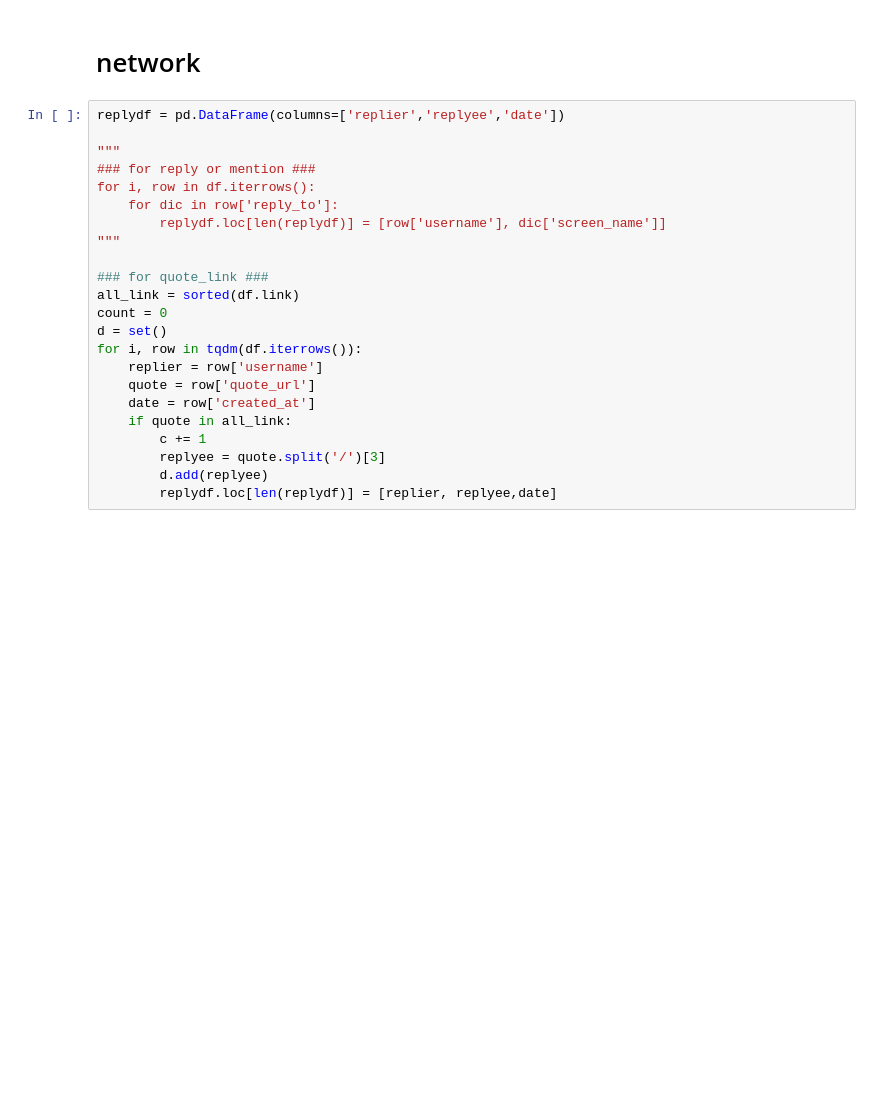
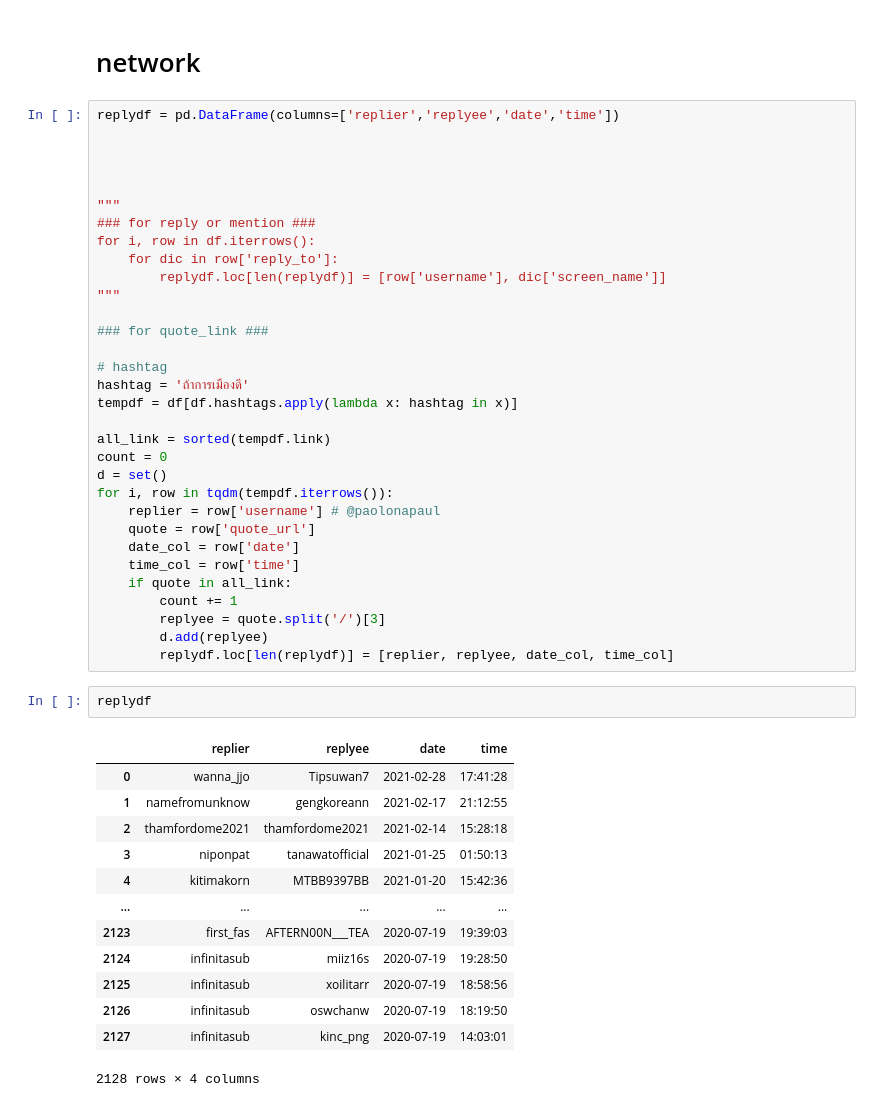
Before and after one commit to nozomiyamada/twitter_analysis, a Jupyter notebook: _phrase.ipynb, the cells around one changed output. Drawn from its saved outputs; the diff is of its cells as text; blank space fills up the shorter version.

```diff
--- a/_phrase.ipynb
+++ b/_phrase.ipynb
@@ -302,7 +346,10 @@ plt.show()
 # %% [markdown]
 # network
 # %%
-replydf = pd.DataFrame(columns=['replier','replyee','date'])
+replydf = pd.DataFrame(columns=['replier','replyee','date','time'])
+
+
+
 
 """
 ### for reply or mention ###
@@ -312,15 +359,37 @@ for i, row in df.iterrows():
 """
 
 ### for quote_link ###
-all_link = sorted(df.link)
+
+# hashtag
+hashtag = 'ถ้าการเมืองดี'
+tempdf = df[df.hashtags.apply(lambda x: hashtag in x)]
+
+all_link = sorted(tempdf.link)
 count = 0
 d = set()
-for i, row in tqdm(df.iterrows()):
-    replier = row['username']
+for i, row in tqdm(tempdf.iterrows()):
+    replier = row['username'] # @paolonapaul
     quote = row['quote_url']
-    date = row['created_at']
+    date_col = row['date']
+    time_col = row['time']
     if quote in all_link:
-        c += 1
+        count += 1
         replyee = quote.split('/')[3]
         d.add(replyee)
-        replydf.loc[len(replydf)] = [replier, replyee,date]
+        replydf.loc[len(replydf)] = [replier, replyee, date_col, time_col]
+# %%
+replydf
+# %% [output]
+|  | replier | replyee | date | time |
+| 0 | wanna_jjo | Tipsuwan7 | 2021-02-28 | 17:41:28 |
+| 1 | namefromunknow | gengkoreann | 2021-02-17 | 21:12:55 |
+| 2 | thamfordome2021 | thamfordome2021 | 2021-02-14 | 15:28:18 |
+| 3 | niponpat | tanawatofficial | 2021-01-25 | 01:50:13 |
+| 4 | kitimakorn | MTBB9397BB | 2021-01-20 | 15:42:36 |
+| ... | ... | ... | ... | ... |
+| 2123 | first_fas | AFTERN00N___TEA | 2020-07-19 | 19:39:03 |
+| 2124 | infinitasub | miiz16s | 2020-07-19 | 19:28:50 |
+| 2125 | infinitasub | xoilitarr | 2020-07-19 | 18:58:56 |
+| 2126 | infinitasub | oswchanw | 2020-07-19 | 18:19:50 |
+| 2127 | infinitasub | kinc_png | 2020-07-19 | 14:03:01 |
+2128 rows × 4 columns
```
Also changed, not shown: parts of 12 cells of this notebook, 3 other files.
